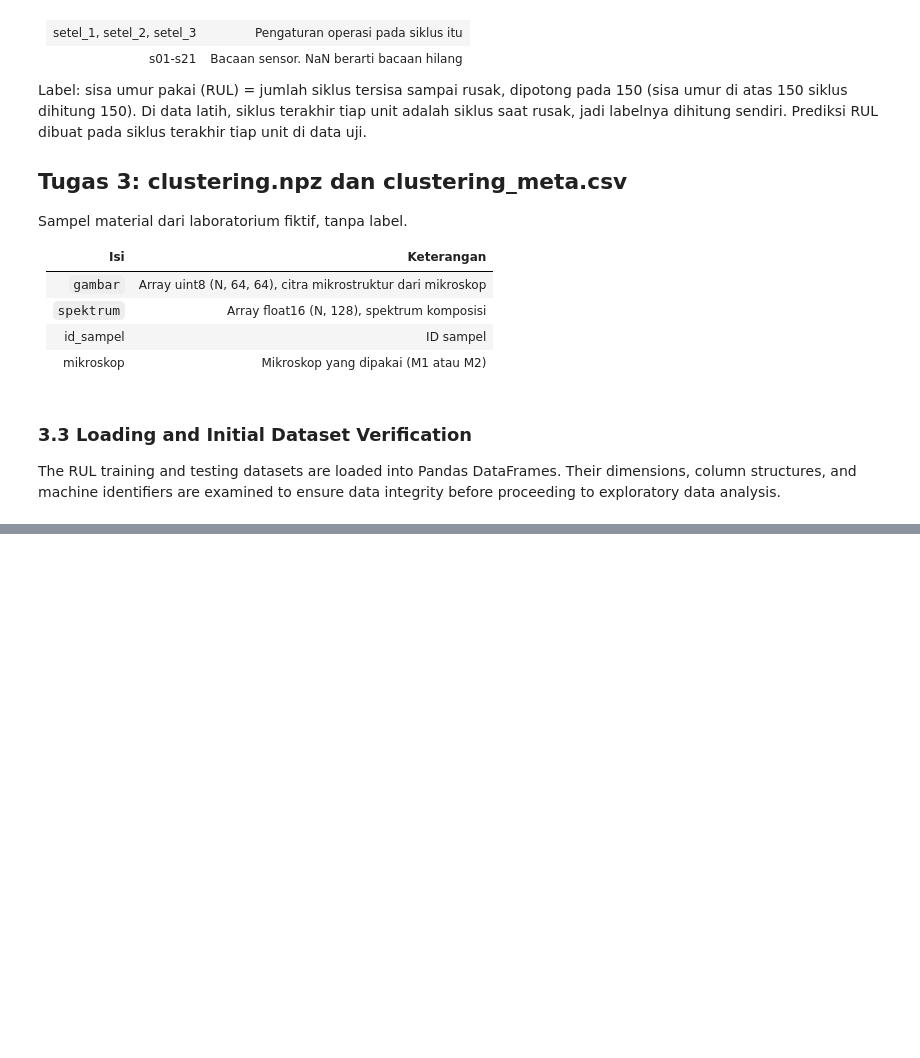
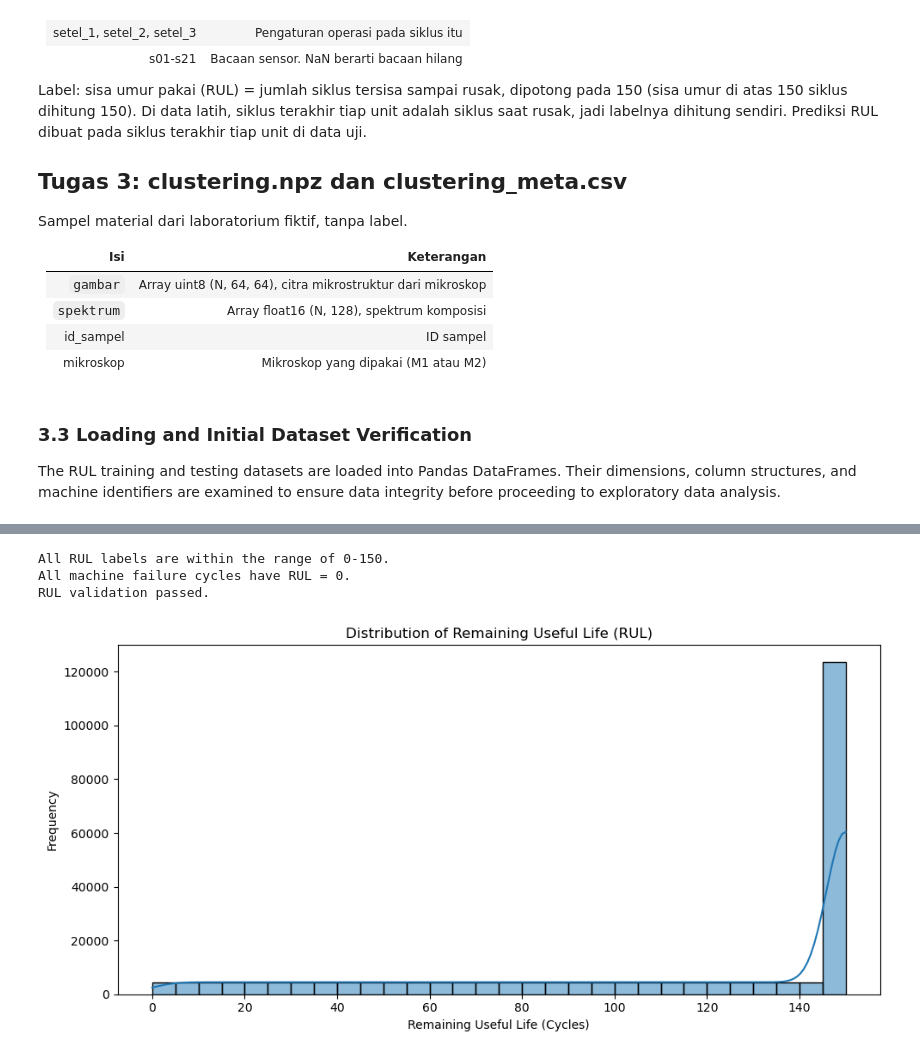
Before and after one commit to kinanpta/Deep-Learning-Midterm-Group-6, a Jupyter notebook: kode/task2_regression.ipynb, the cells around one changed output, grey strips where cells are left out. Saved outputs shown, nothing was run; the diff lists cells and outputs as text; code cells hidden in the pictures; blank space fills up the shorter version.

```diff
--- a/kode/task2_regression.ipynb
+++ b/kode/task2_regression.ipynb
@@ -239,0 +643,27 @@ Table 3.1 Sample Records of RUL Training Dataset
+# %%
+train_labeled = train.sort_values(
+    ["id_unit", "siklus"]
+).copy()
+
+failure_cycle = (
+    train_labeled.groupby("id_unit")["siklus"]
+    .transform("max")
+)
+
+train_labeled["rul"] = (
+    failure_cycle - train_labeled["siklus"]
+).clip(upper=150)
+
+print("RUL label generation completed.")
+
+print("\nTraining dataset shape:", train_labeled.shape)
+
+print("\nRUL range:")
+print("Minimum RUL:", train_labeled["rul"].min())
+print("Maximum RUL:", train_labeled["rul"].max())
+
+display(
+    train_labeled[
+        ["id_unit", "siklus", "rul"]
+    ].head(10)
+)
@@ -239,0 +727,31 @@ Table 3.1 Sample Records of RUL Training Dataset
+# %%
+
+assert train_labeled["rul"].between(0, 150).all()
+last_records = train_labeled.groupby("id_unit").tail(1)
+assert (last_records["rul"] == 0).all()
+
+print("All RUL labels are within the range of 0-150.")
+print("All machine failure cycles have RUL = 0.")
+print("RUL validation passed.")
+# %% [output]
+All RUL labels are within the range of 0-150.
+All machine failure cycles have RUL = 0.
+RUL validation passed.
+# %%
+plt.figure(figsize=(10, 5))
+
+sns.histplot(
+    data=train_labeled,
+    x="rul",
+    bins=30,
+    kde=True
+)
+
+plt.title("Distribution of Remaining Useful Life (RUL)")
+plt.xlabel("Remaining Useful Life (Cycles)")
+plt.ylabel("Frequency")
+
+plt.tight_layout()
+plt.show()
+# %% [output]
+[figure, added]
```
Also changed, not shown: parts of 12 cells of this notebook.
